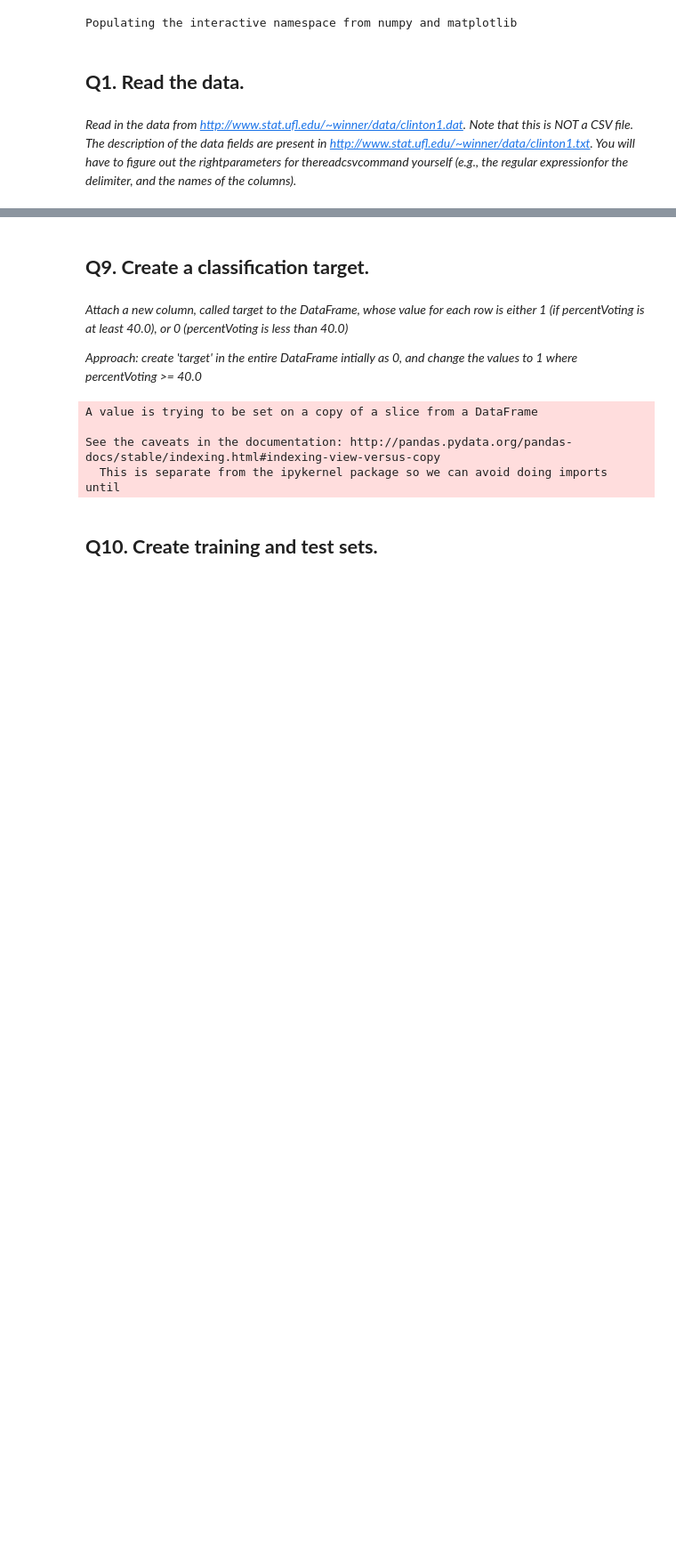
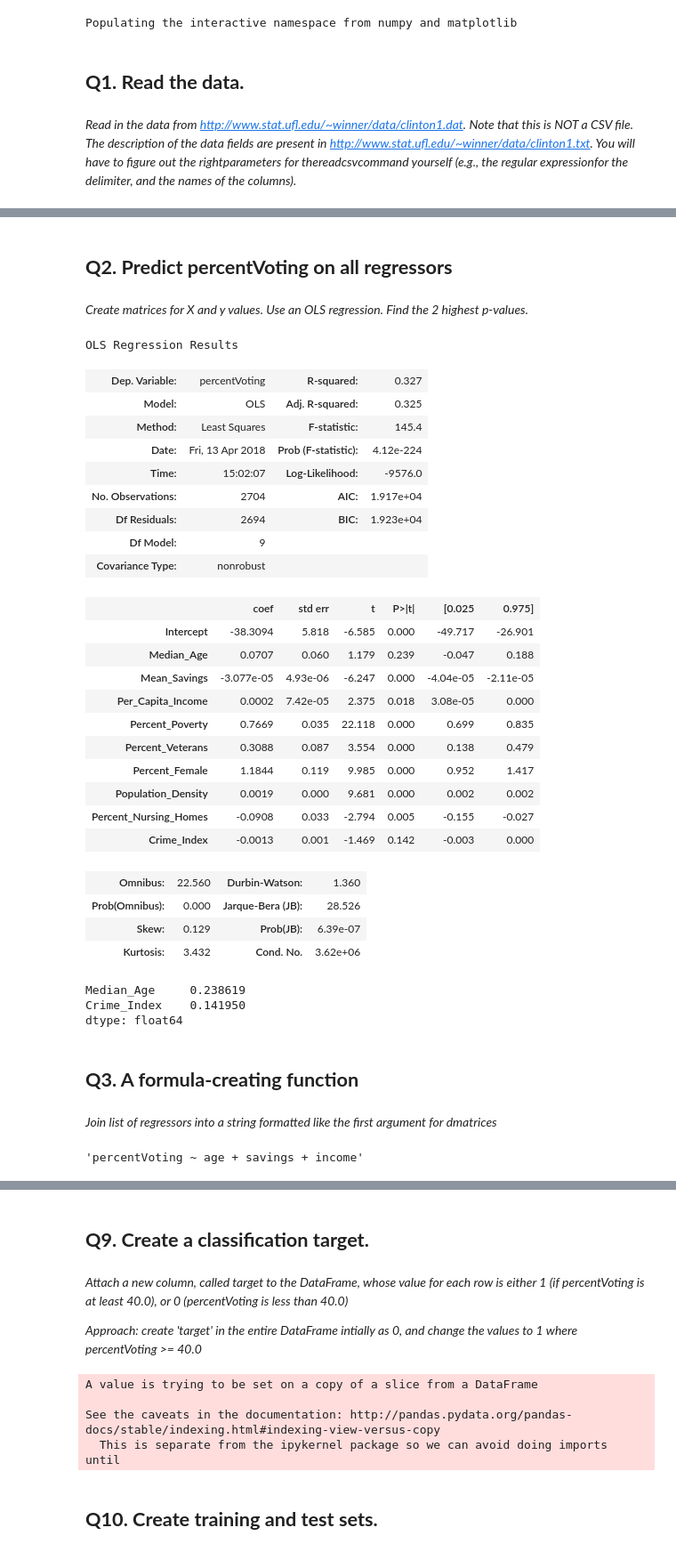
Before and after one commit to j-lei/373analytics, a Jupyter notebook: HW3.ipynb, the cells around one changed output, grey strips where cells are left out. Shown: that part at 89% size. Cells and saved outputs as stored; diff of their text form; code cells hidden in the pictures; blank space fills up the shorter version.

```diff
--- a/HW3.ipynb
+++ b/HW3.ipynb
@@ -45,3 +46,49 @@ df[:10]
 | Chambers, AL | 45.36 | 34.8 | 40498 | 13887 | 18.8 | 10.52 | ... |
 | Cherokee, AL | 53.61 | 36.3 | 56386 | 13936 | 15.4 | 9.29 | ... |
 | Chilton, AL | 34.19 | 34.0 | 52230 | 14036 | 18.6 | 9.48 | ... |
+# %% [markdown]
+## **Q2. Predict percentVoting on all regressors**
+# %% [markdown]
+_Create matrices for X and y values. Use an OLS regression. Find the 2 highest p-values._
+# %%
+y, X = dmatrices('percentVoting ~ Median_Age + Mean_Savings + Per_Capita_Income + Percent_Poverty + Percent_Veterans + Percent_Female + Population_Density + Percent_Nursing_Homes + Crime_Index', data=df, return_type='dataframe')
+# %%
+model = sm.OLS(y, X)
+result = model.fit()
+result.summary()
+# %% [output]
+OLS Regression Results
+| Dep. Variable: | percentVoting | R-squared: | 0.327 |
+| Model: | OLS | Adj. R-squared: | 0.325 |
+| Method: | Least Squares | F-statistic: | 145.4 |
+| Date: | Fri, 13 Apr 2018 | Prob (F-statistic): | 4.12e-224 |
+| Time: | 15:02:07 | Log-Likelihood: | -9576.0 |
+| No. Observations: | 2704 | AIC: | 1.917e+04 |
+| Df Residuals: | 2694 | BIC: | 1.923e+04 |
+| Df Model: | 9 |  |  |
+| Covariance Type: | nonrobust |  |  |
+|  | coef | std err | t | P>|t| | [0.025 | 0.975] |
+| Intercept | -38.3094 | 5.818 | -6.585 | 0.000 | -49.717 | -26.901 |
+| Median_Age | 0.0707 | 0.060 | 1.179 | 0.239 | -0.047 | 0.188 |
+| Mean_Savings | -3.077e-05 | 4.93e-06 | -6.247 | 0.000 | -4.04e-05 | -2.11e-05 |
+| Per_Capita_Income | 0.0002 | 7.42e-05 | 2.375 | 0.018 | 3.08e-05 | 0.000 |
+| Percent_Poverty | 0.7669 | 0.035 | 22.118 | 0.000 | 0.699 | 0.835 |
+| Percent_Veterans | 0.3088 | 0.087 | 3.554 | 0.000 | 0.138 | 0.479 |
+| Percent_Female | 1.1844 | 0.119 | 9.985 | 0.000 | 0.952 | 1.417 |
+| Population_Density | 0.0019 | 0.000 | 9.681 | 0.000 | 0.002 | 0.002 |
+| Percent_Nursing_Homes | -0.0908 | 0.033 | -2.794 | 0.005 | -0.155 | -0.027 |
+| Crime_Index | -0.0013 | 0.001 | -1.469 | 0.142 | -0.003 | 0.000 |
+| Omnibus: | 22.560 | Durbin-Watson: | 1.360 |
+| Prob(Omnibus): | 0.000 | Jarque-Bera (JB): | 28.526 |
+| Skew: | 0.129 | Prob(JB): | 6.39e-07 |
+| Kurtosis: | 3.432 | Cond. No. | 3.62e+06 |
+# %%
+result.pvalues.sort_values(ascending = False)[:2]
+# %% [output]
+Median_Age     0.238619
+Crime_Index    0.141950
+dtype: float64
+# %% [markdown]
+## **Q3. A formula-creating function**
+# %% [markdown]
+_Join list of regressors into a string formatted like the first argument for dmatrices_
@@ -47,0 +100,4 @@ df[:10]
+# %%
+formula(['age', 'savings', 'income'])
+# %% [output]
+'percentVoting ~ age + savings + income'
```
Also changed, not shown: parts of 24 cells of this notebook.
